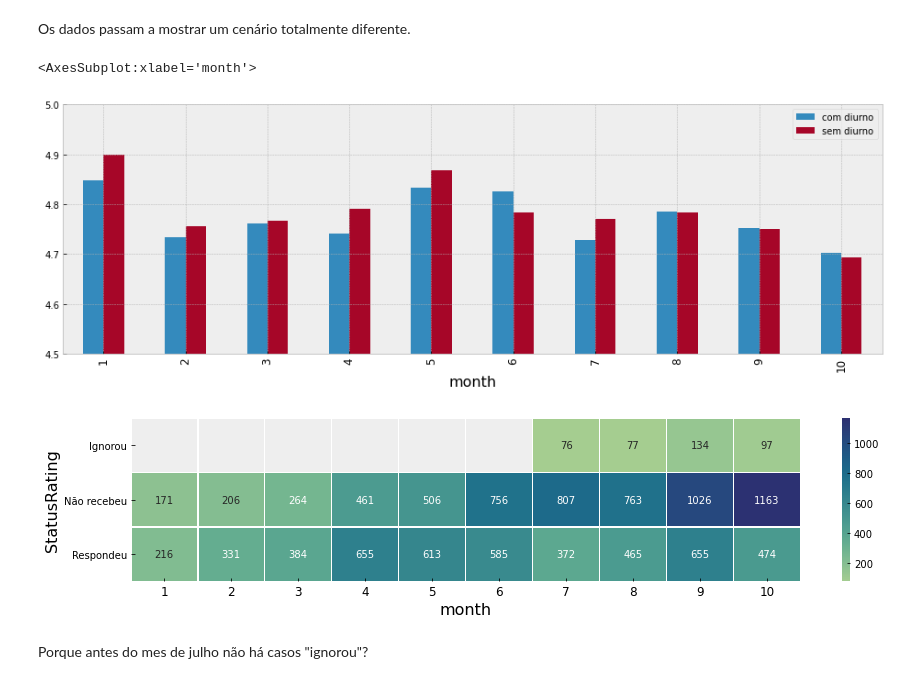
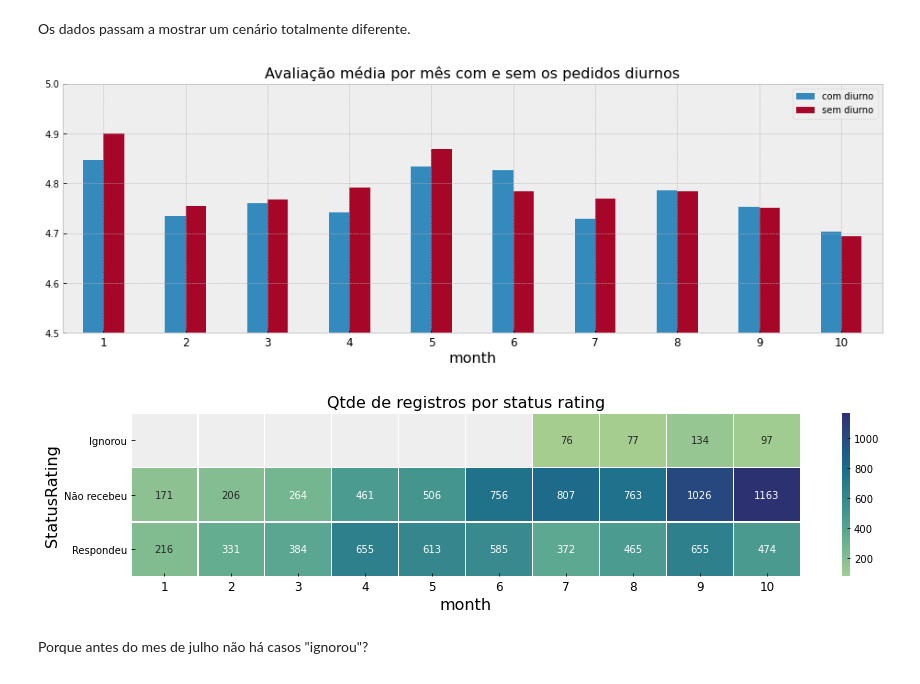
Before and after one commit to japanfelipe/challenge_ze, a Jupyter notebook: desafio I/notebooks/questao1.ipynb, the cells around one changed output. Saved outputs shown, nothing was run; the diff lists cells and outputs as text; code cells hidden in the pictures.

```diff
--- a/desafio I/notebooks/questao1.ipynb
+++ b/desafio I/notebooks/questao1.ipynb
@@ -489,30 +519,37 @@ fig, (ax1,ax2) = plt.subplots(1,2, figsize=(12,4))
 # %% [markdown]
 Os dados passam a mostrar um cenário totalmente diferente.
 # %%
-pd.DataFrame({'com diurno': classificacao.groupby('month')['Rating'].mean(),
-             'sem diurno': (classificacao.query("PeriodOfDay != '6h-12h' and PeriodOfDay != '12h-18h'").groupby('month')['Rating'].mean())}
-            ).plot.bar(ylim=(4.5,5), figsize=(16,5));
+pd.DataFrame(
+    {'com diurno': respostas.groupby('month')['Rating'].mean(),
+     'sem diurno': (respostas .query("PeriodOfDay != '6h-12h' and PeriodOfDay != '12h-18h'").groupby('month')['Rating'].mean())}
+).plot.bar(ylim=(4.5,5),
+           figsize=(16,5),
+           title="Avaliação média por mês com e sem os pedidos diurnos"
+          )
+plt.xticks(rotation=0);
 # %% [output]
-<AxesSubplot:xlabel='month'>
-[figure, old version]
+[figure, new version]
 # %%
-# Vamos  observar a quantidade de registros com alguma avaliação x a quantidade total de registros ao longo do ano
+# Vamos  observar a quantidade de registros por status rating
 Order_rating_DB['StatusRating'] = (
     Order_rating_DB['Rating'].apply(lambda x: 'Ignorou' if x==-1.0 else 'Não recebeu' if pd.isna(x)==True or x==0 else "Respondeu")
 )
 plt.figure(figsize=(15,3))
 registros_por_status_rating = Order_rating_DB.pivot_table(
                                 index='StatusRating',
                                 columns='month',
                                 values='OrderID',
-                                aggfunc='count'
-                               )
+                                aggfunc='count')
 (sns.heatmap(
-        registros_por_status_rating,
-        annot=True, fmt='.0f', linewidths=0.5, cmap="crest")
-);
+    registros_por_status_rating,
+    annot=True,
+    fmt='.0f',
+    linewidths=0.5,
+    cmap="crest")
+)
+plt.title('Qtde de registros por status rating');
 # %% [output]
-[figure, old version]
+[figure, new version]
 # %% [markdown]
 Porque antes do mes de julho não há casos "ignorou"?
 # %%
```
Also changed, not shown: parts of 56 cells of this notebook, 4 other files.
